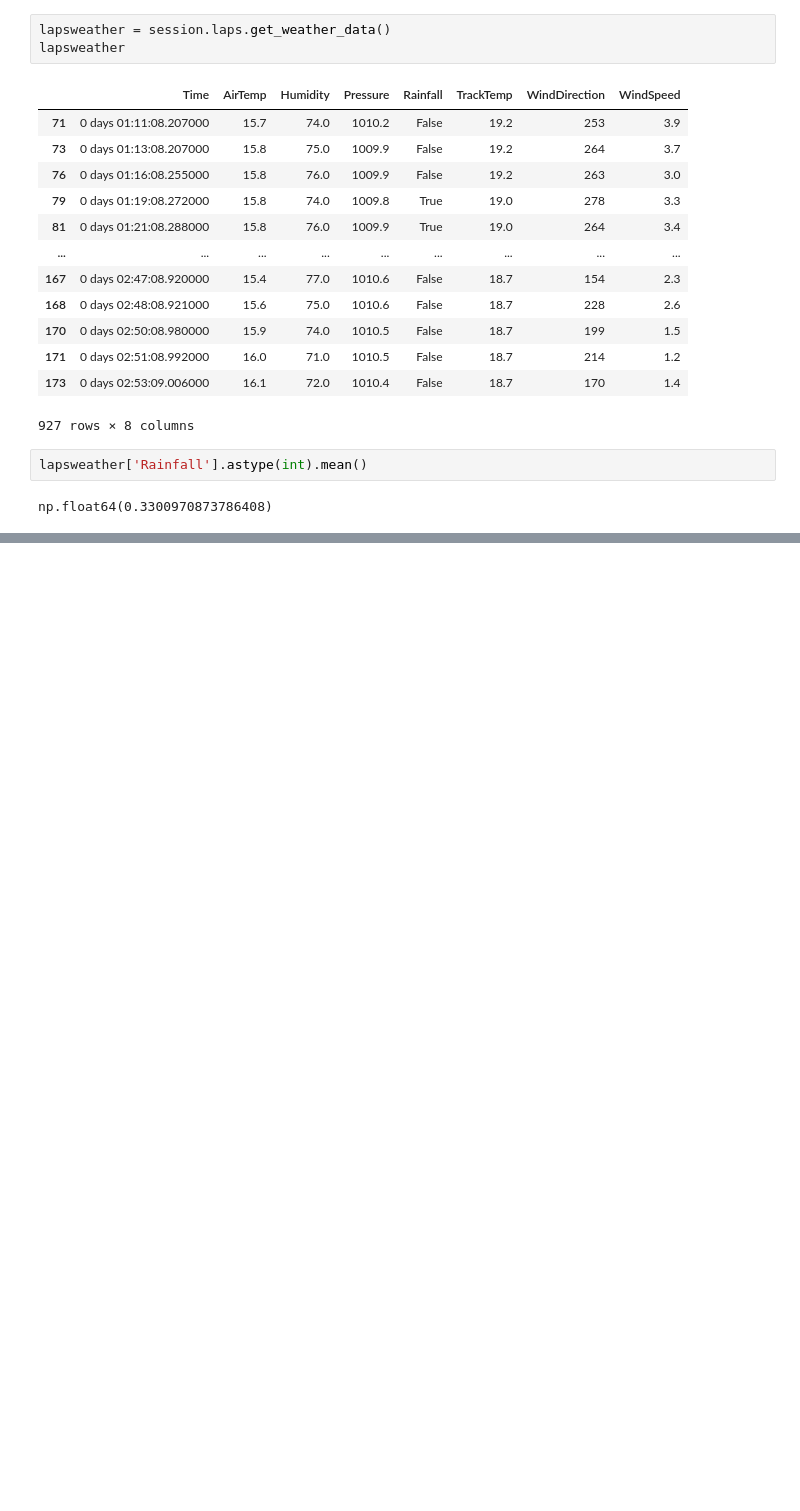
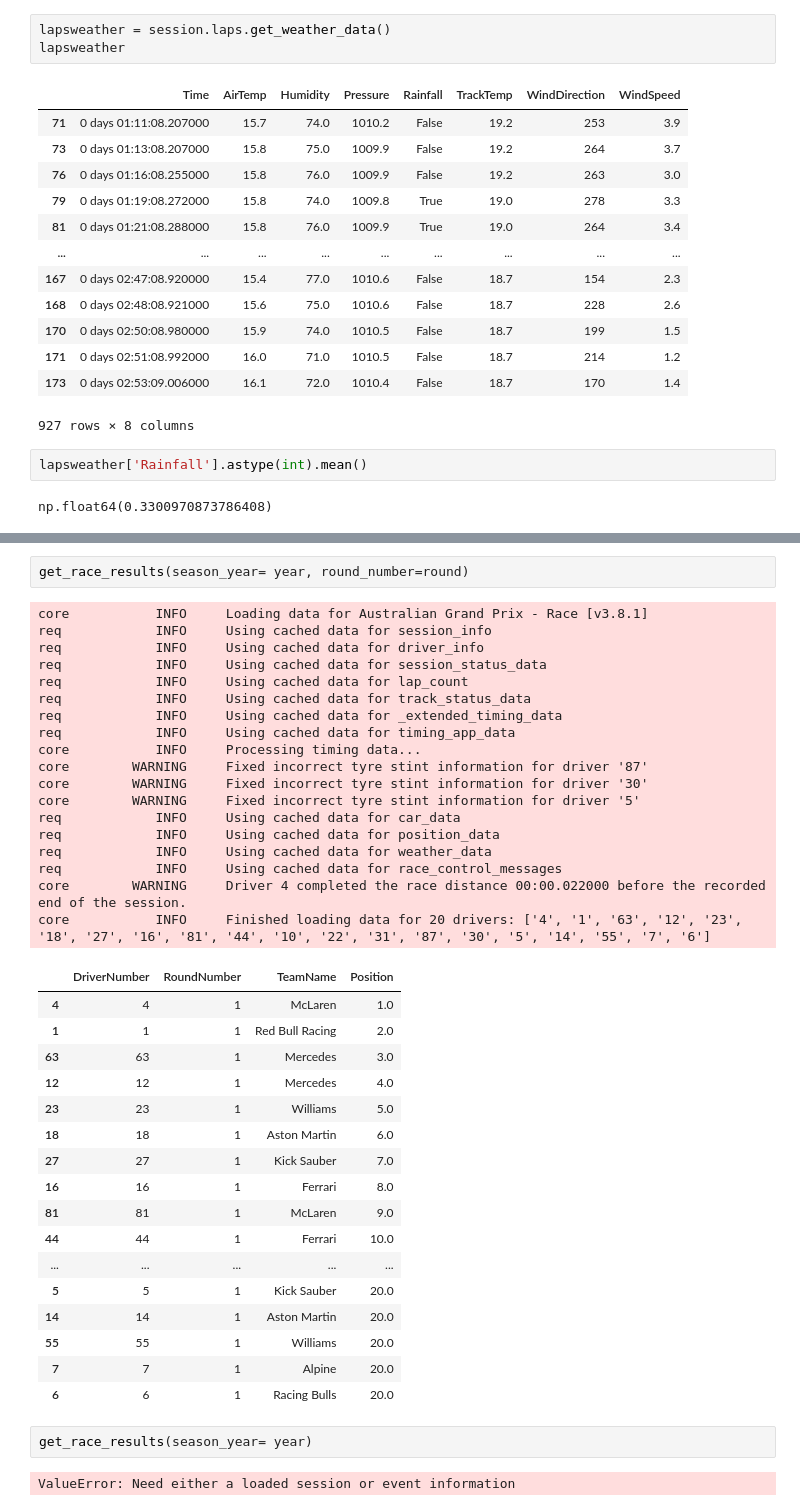
Before and after one commit to jifor/F1-Prediction-Project, a Jupyter notebook: data_testing.ipynb, the cells around one changed output, grey strips where cells are left out. Saved outputs shown, nothing was run; the diff lists cells and outputs as text; blank space fills up the shorter version.

```diff
--- a/data_testing.ipynb
+++ b/data_testing.ipynb
@@ -1088,0 +1221,42 @@ ValueError: The truth value of a Series is ambiguous. Use a.empty, a.bool(), a.i
+# %%
+get_race_results(season_year= year, round_number=round)
+# %% [output]
+core           INFO     Loading data for Australian Grand Prix - Race [v3.8.1]
+req            INFO     Using cached data for session_info
+req            INFO     Using cached data for driver_info
+req            INFO     Using cached data for session_status_data
+req            INFO     Using cached data for lap_count
+req            INFO     Using cached data for track_status_data
+req            INFO     Using cached data for _extended_timing_data
+req            INFO     Using cached data for timing_app_data
+core           INFO     Processing timing data...
+core        WARNING     Fixed incorrect tyre stint information for driver '87'
+core        WARNING     Fixed incorrect tyre stint information for driver '30'
+core        WARNING     Fixed incorrect tyre stint information for driver '5'
+req            INFO     Using cached data for car_data
+req            INFO     Using cached data for position_data
+req            INFO     Using cached data for weather_data
+req            INFO     Using cached data for race_control_messages
+core        WARNING     Driver 4 completed the race distance 00:00.022000 before the recorded end of the session.
+core           INFO     Finished loading data for 20 drivers: ['4', '1', '63', '12', '23', '18', '27', '16', '81', '44', '10', '22', '31', '87', '30', '5', '14', '55', '7', '6']
+|  | DriverNumber | RoundNumber | TeamName | Position |
+| 4 | 4 | 1 | McLaren | 1.0 |
+| 1 | 1 | 1 | Red Bull Racing | 2.0 |
+| 63 | 63 | 1 | Mercedes | 3.0 |
+| 12 | 12 | 1 | Mercedes | 4.0 |
+| 23 | 23 | 1 | Williams | 5.0 |
+| 18 | 18 | 1 | Aston Martin | 6.0 |
+| 27 | 27 | 1 | Kick Sauber | 7.0 |
+| 16 | 16 | 1 | Ferrari | 8.0 |
+| 81 | 81 | 1 | McLaren | 9.0 |
+| 44 | 44 | 1 | Ferrari | 10.0 |
+| ... | ... | ... | ... | ... |
+| 5 | 5 | 1 | Kick Sauber | 20.0 |
+| 14 | 14 | 1 | Aston Martin | 20.0 |
+| 55 | 55 | 1 | Williams | 20.0 |
+| 7 | 7 | 1 | Alpine | 20.0 |
+| 6 | 6 | 1 | Racing Bulls | 20.0 |
+# %%
+get_race_results(season_year= year)
+# %% [output]
+ValueError: Need either a loaded session or event information
```
Also changed, not shown: parts of 16 cells of this notebook, 1 other file.
